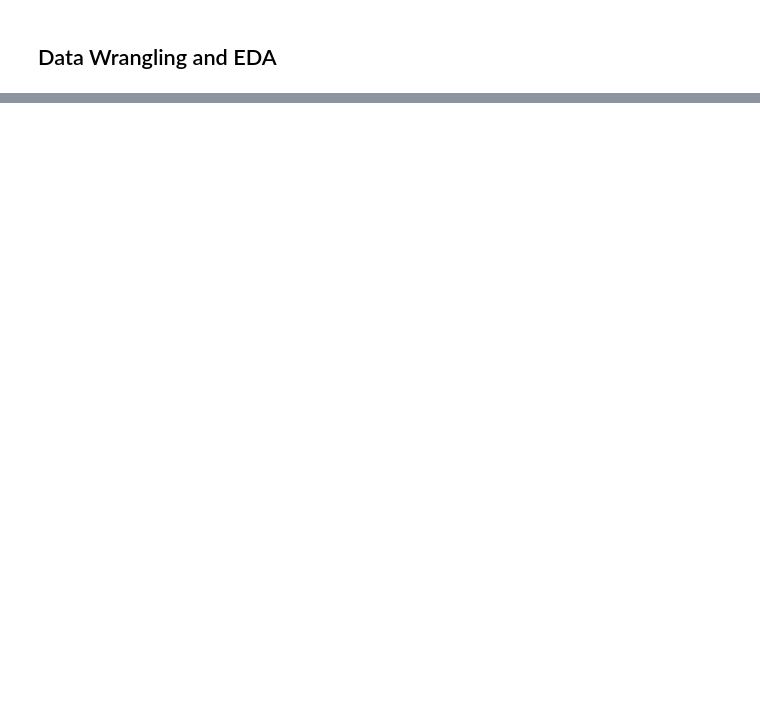
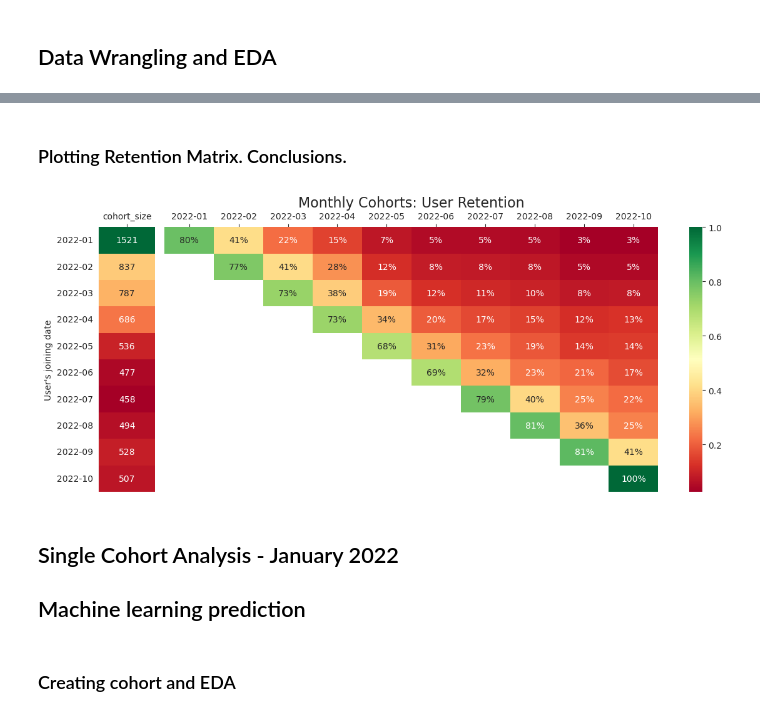
Before and after one commit to nicolas2192/CustomerLifeTimeValue, a Jupyter notebook: notebooks/mpesa.ipynb, the cells around one changed output, grey strips where cells are left out. Drawn from its saved outputs; the diff is of its cells as text; code cells hidden in the pictures; blank space fills up the shorter version.

```diff
--- a/notebooks/mpesa.ipynb
+++ b/notebooks/mpesa.ipynb
@@ -83,0 +125,2 @@ memory usage: 11.4+ MB
+# %%
+ae_cohort = ae_cohort[(ae_cohort.user_date_ym >= '2022-01') & (ae_cohort.period >= 0)].reset_index(drop=True)
@@ -83,0 +134,3 @@ memory usage: 11.4+ MB
+# %%
+cohort_pivot_period = ae_cohort.pivot_table(index = 'user_date_ym', columns = 'period', values = 'n_customers')
+cohort_pivot_by_txn = ae_cohort.pivot_table(index = 'user_date_ym', columns = 'txn_date_ym', values = 'n_customers')
@@ -83,0 +167,3 @@ memory usage: 11.4+ MB
+# %%
+cohort_size = ae.groupby('user_date_ym').agg(cohort_size=('user_id', 'nunique'))['2022-01':]
+cohort_size
@@ -83,0 +183,2 @@ memory usage: 11.4+ MB
+# %%
+retention_matrix = cohort_pivot_by_txn.apply(lambda x: x.div(cohort_size.values.flatten()), axis=0)
@@ -83,0 +200,39 @@ memory usage: 11.4+ MB
+# %% [markdown]
+### Plotting Retention Matrix. Conclusions.
+# %%
+# Since January is the month with more new users (1212), this is the one we will use to train and test the model.
+# Notice first month (period) do not add up to 100% because there are users that didnt do anyhting the month they joined.
+
+with sns.axes_style("white"):
+    fig, ax = plt.subplots(1, 2, figsize=(12, 5), sharey=True, gridspec_kw={'width_ratios': [1, 11]})
+
+    # retention matrix
+    sns.heatmap(retention_matrix,
+                mask=retention_matrix.isnull(),
+                annot=True,
+                fmt='.0%',
+                cmap='RdYlGn',
+                ax=ax[1])
+    ax[1].set_title('Monthly Cohorts: User Retention', fontsize=16)
+    ax[1].set(xlabel='', ylabel='')
+    ax[1].xaxis.set_label_position('top') # Sets x label name at the top
+    ax[1].xaxis.tick_top() # Set x ticks at the top
+
+    # cohort size
+    cohort_size_df = pd.DataFrame(cohort_size).rename(columns={0: 'cohort_size'})
+    sns.heatmap(cohort_size_df,
+                annot=True,
+                cbar=False,
+                fmt='g',
+                cmap='RdYlGn',
+                ax=ax[0])
+    ax[0].set_ylabel("User's joining date")
+    ax[0].xaxis.tick_top()
+    fig.tight_layout()
+# %% [output]
+[figure, added]
+# %% [markdown]
+## Single Cohort Analysis - January 2022
+## Machine learning prediction
+# %% [markdown]
+### Creating cohort and EDA
```
Also changed, not shown: parts of 67 cells of this notebook, 1 other file.
